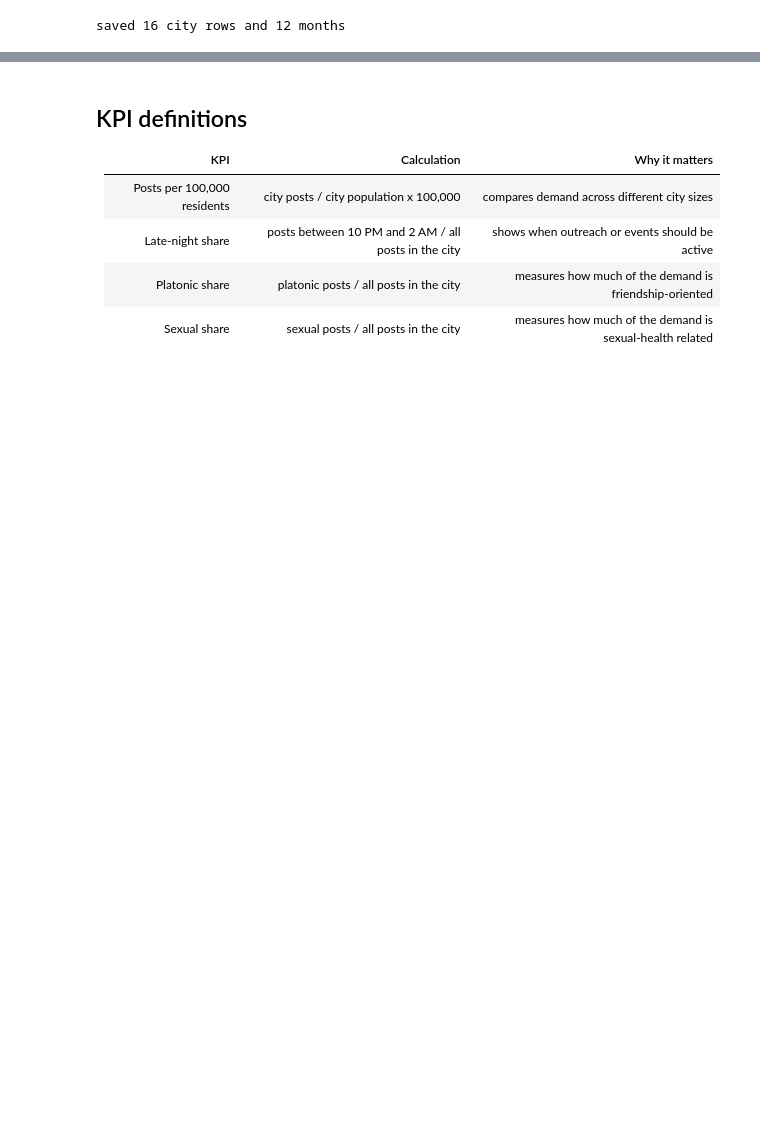
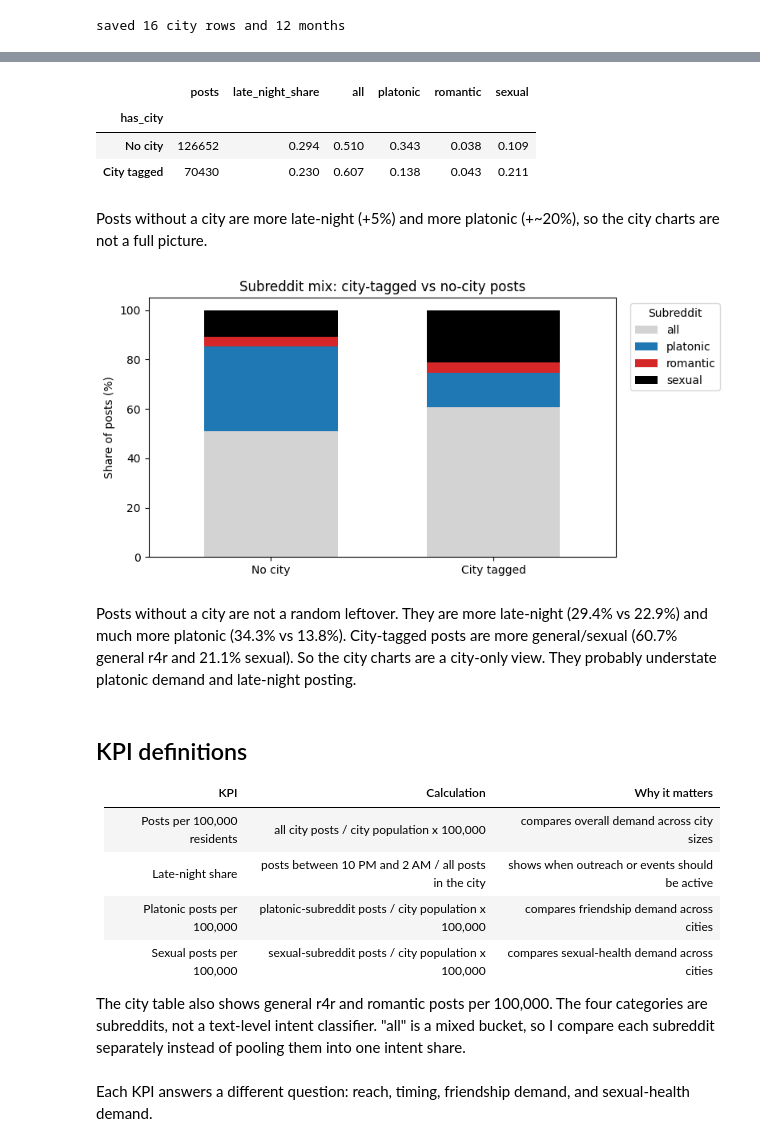
Before and after one commit to lordgpm/dep-data-engineering-lord_marin, a Jupyter notebook: notebooks/05_segments.ipynb, the cells around one changed output, grey strips where cells are left out. Saved outputs shown, nothing was run; the diff lists cells and outputs as text; code cells hidden in the pictures; blank space fills up the shorter version.

```diff
--- a/notebooks/05_segments.ipynb
+++ b/notebooks/05_segments.ipynb
@@ -172,12 +183,56 @@ saved 16 city rows and 12 months
+# %%
+window["has_city"] = window["city"].fillna("").ne("")
+coverage = window.groupby("has_city").agg(
+    posts=("post_id", "size"),
+    late_night_share=("late_night", "mean"),
+)
+mix = pd.crosstab(window["has_city"], window["category"], normalize="index")
+coverage = coverage.join(mix)
+coverage.index = coverage.index.map({True: "City tagged", False: "No city"})
+coverage.round(3)
+# %% [output]
+|  | posts | late_night_share | all | platonic | romantic | sexual |
+| has_city |  |  |  |  |  |  |
+| No city | 126652 | 0.294 | 0.510 | 0.343 | 0.038 | 0.109 |
+| City tagged | 70430 | 0.230 | 0.607 | 0.138 | 0.043 | 0.211 |
+# %% [markdown]
+Posts without a city are more late-night (+5%) and more platonic (+~20%), so the city charts are not a full picture.
+# %%
+colors = {"all": "lightgray", "platonic": "tab:blue", "romantic": "tab:red", "sexual": "black"}
+mix_plot = mix.rename(index={True: "City tagged", False: "No city"})
+mix_plot = mix_plot[["all", "platonic", "romantic", "sexual"]]
+
+ax = mix_plot.mul(100).plot(
+    kind="bar", stacked=True, figsize=(8, 4), width=0.6,
+    color=[colors[c] for c in mix_plot.columns],
+)
+ax.set_title("Subreddit mix: city-tagged vs no-city posts")
+ax.set_xlabel("")
+ax.set_ylabel("Share of posts (%)")
+ax.legend(title="Subreddit", bbox_to_anchor=(1.02, 1), loc="upper left")
+ax.tick_params(axis="x", rotation=0)
+plt.tight_layout()
+plt.savefig("../output/figures/fig9_city_coverage.png", dpi=120)
+plt.show()
+
+coverage.round(3).to_csv("../output/tables/m5_city_coverage.csv")
+# %% [output]
+[figure, added]
+# %% [markdown]
+Posts without a city are not a random leftover. They are more late-night (29.4% vs 22.9%) and much more platonic (34.3% vs 13.8%). City-tagged posts are more general/sexual (60.7% general r4r and 21.1% sexual). So the city charts are a city-only view. They probably understate platonic demand and late-night posting.
 # %% [markdown]
 ## KPI definitions
 
 | KPI | Calculation | Why it matters |
 |---|---|---|
-| Posts per 100,000 residents | city posts / city population x 100,000 | compares demand across different city sizes |
+| Posts per 100,000 residents | all city posts / city population x 100,000 | compares overall demand across city sizes |
 | Late-night share | posts between 10 PM and 2 AM / all posts in the city | shows when outreach or events should be active |
-| Platonic share | platonic posts / all posts in the city | measures how much of the demand is friendship-oriented |
-| Sexual share | sexual posts / all posts in the city | measures how much of the demand is sexual-health related |
+| Platonic posts per 100,000 | platonic-subreddit posts / city population x 100,000 | compares friendship demand across cities |
+| Sexual posts per 100,000 | sexual-subreddit posts / city population x 100,000 | compares sexual-health demand across cities |
+
+The city table also shows general r4r and romantic posts per 100,000. The four categories are subreddits, not a text-level intent classifier. "all" is a mixed bucket, so I compare each subreddit separately instead of pooling them into one intent share.
+# %% [markdown]
+Each KPI answers a different question: reach, timing, friendship demand, and sexual-health demand.
 # %% [markdown]
 ## What this means
 
```
Also changed, not shown: parts of 9 cells of this notebook, 4 other files.
